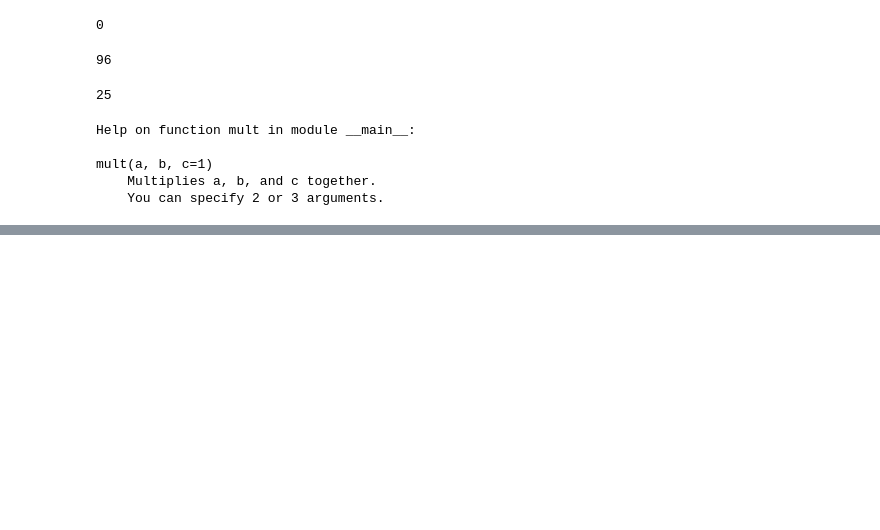
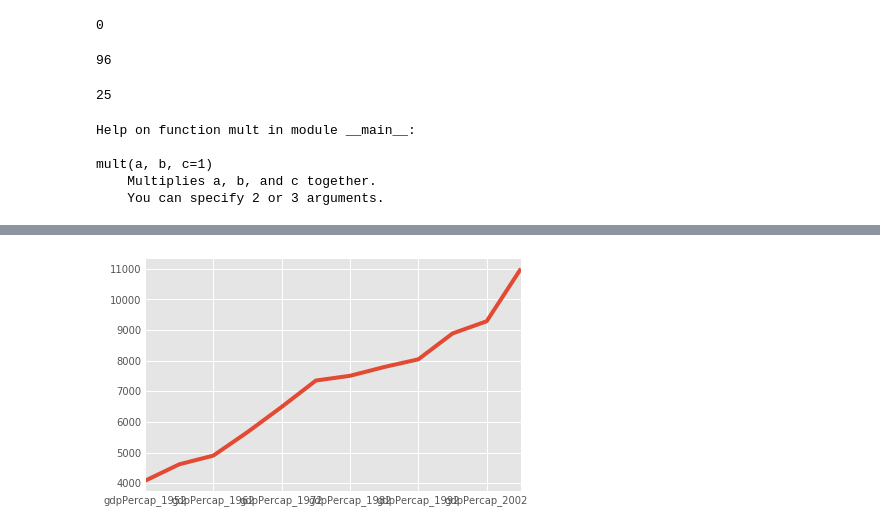
Before and after one commit to rbavery/2020-02-06-jpl, a Jupyter notebook: practice.ipynb, the cells around one changed output, grey strips where cells are left out. Cells and saved outputs as stored; diff of their text form; code cells hidden in the pictures; blank space fills up the shorter version.

```diff
--- a/practice.ipynb
+++ b/practice.ipynb
@@ -1183,0 +1195,4 @@ mult(a, b, c=1)
+# %%
+def plot_mean_gdp(filename):
+    data = pd.read_csv(filename, index_col='country')
+    data.describe().loc['mean'].plot()
@@ -1183,0 +1204,4 @@ mult(a, b, c=1)
+# %%
+plot_mean_gdp('data/gapminder_gdp_americas.csv')
+# %% [output]
+[figure, added]
```
Also changed, not shown: parts of 7 cells of this notebook.
